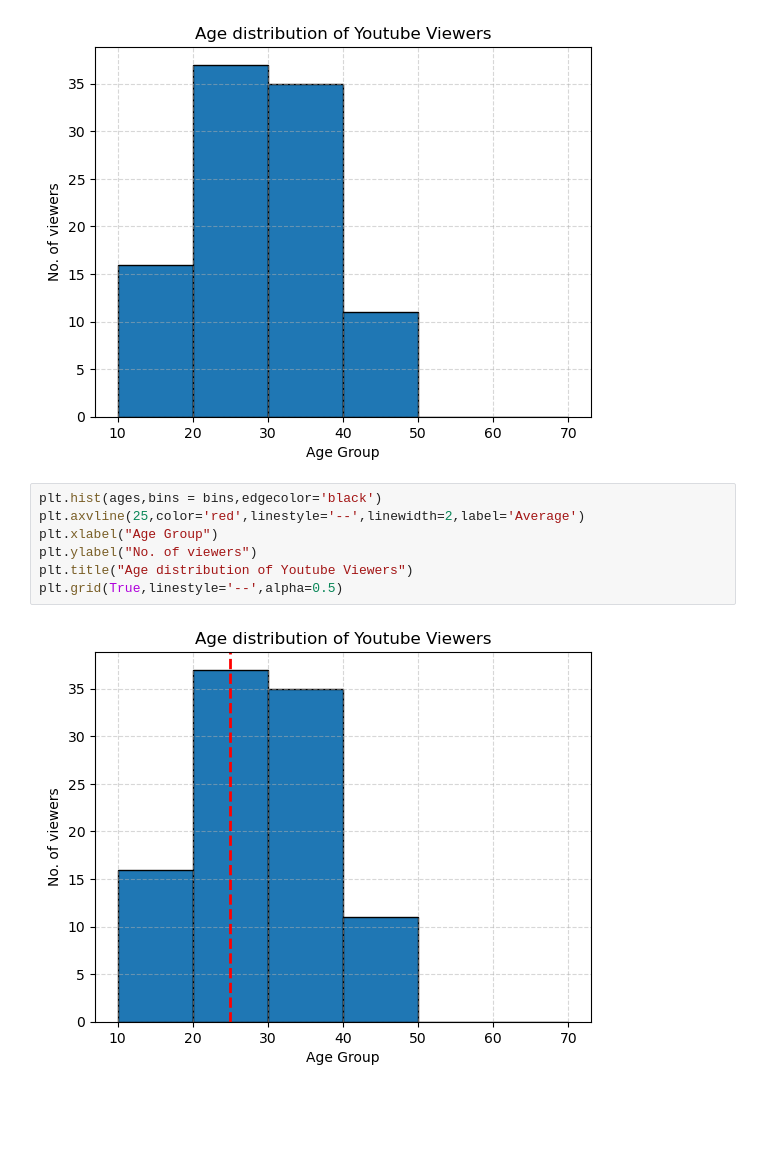
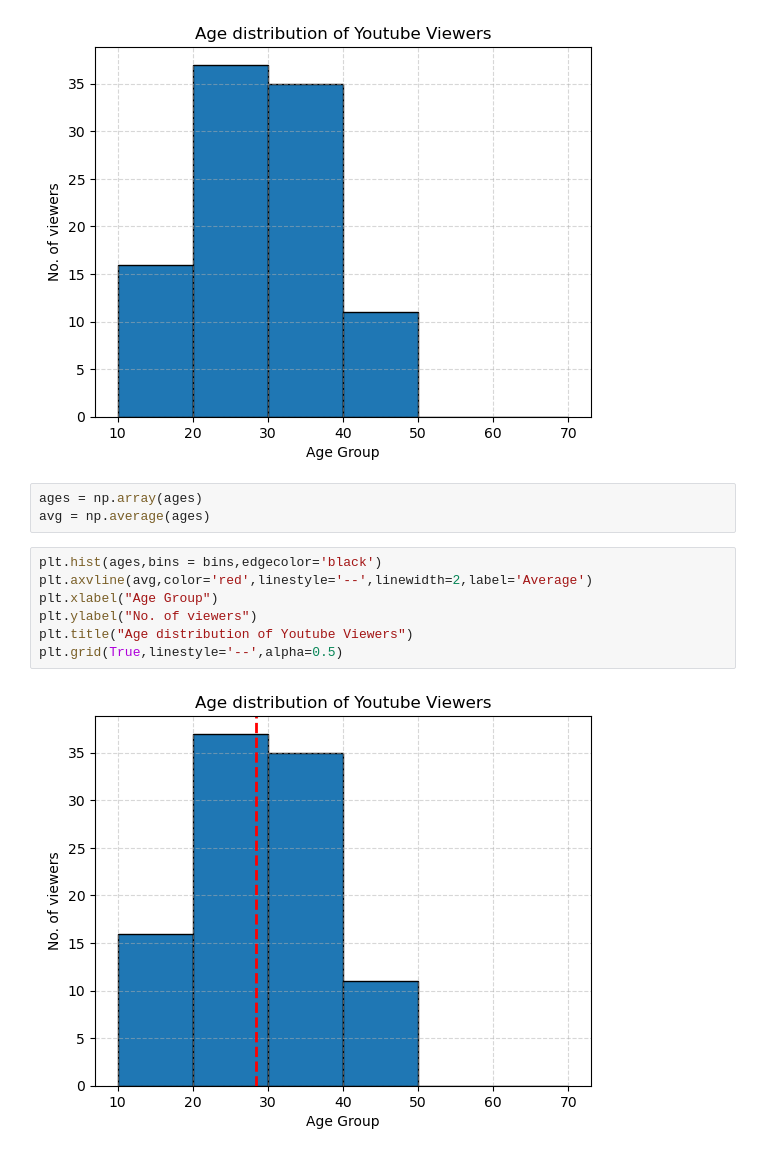
Before and after one commit to shrey0812/DATA-SCIENCE-BY-CWH, a Jupyter notebook: Matplotlib/Histrogram.ipynb, the cells around one changed output. Cells and saved outputs as stored; diff of their text form; blank space fills up the shorter version.

Commit message:
Completed Scatter Module

```diff
--- a/Matplotlib/Histrogram.ipynb
+++ b/Matplotlib/Histrogram.ipynb
@@ -39,12 +39,15 @@ plt.title("Age distribution of Youtube Viewers")
 plt.grid(True,linestyle='--',alpha=0.5)
 # %% [output]
 [figure]
+# %%
+ages = np.array(ages)
+avg = np.average(ages)
 # %%
 plt.hist(ages,bins = bins,edgecolor='black')
-plt.axvline(25,color='red',linestyle='--',linewidth=2,label='Average')
+plt.axvline(avg,color='red',linestyle='--',linewidth=2,label='Average')
 plt.xlabel("Age Group")
 plt.ylabel("No. of viewers")
 plt.title("Age distribution of Youtube Viewers")
 plt.grid(True,linestyle='--',alpha=0.5)
 # %% [output]
-[figure, old version]
+[figure, new version]
```
